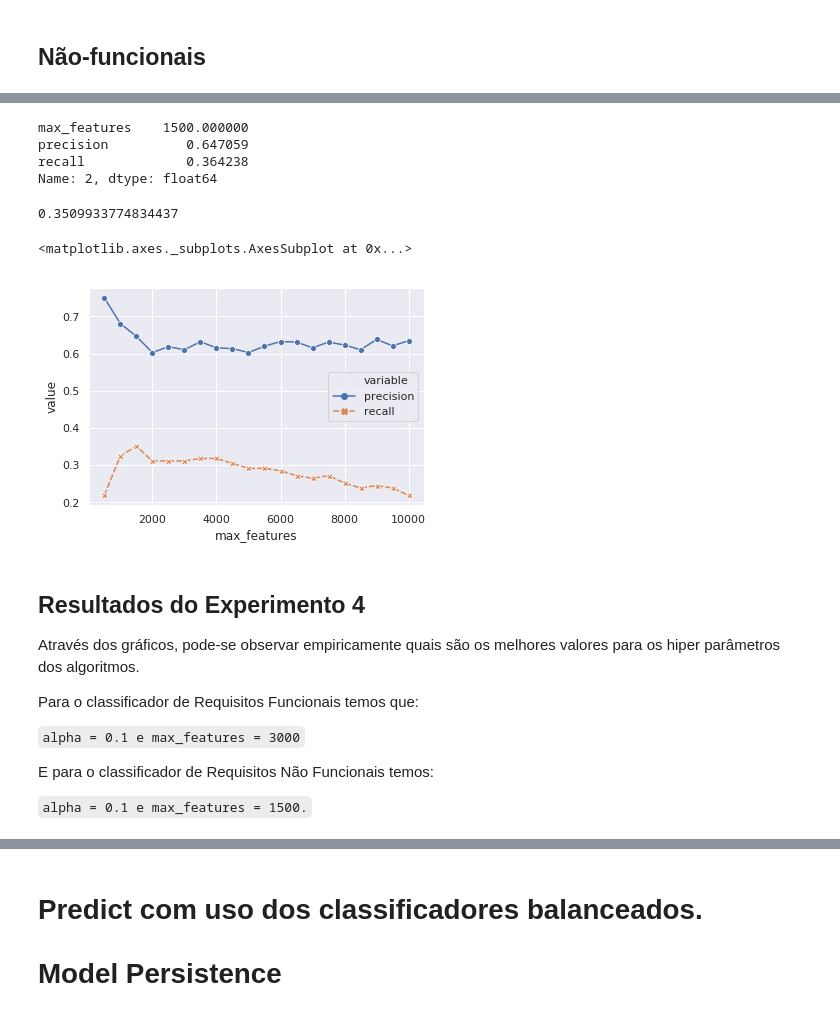
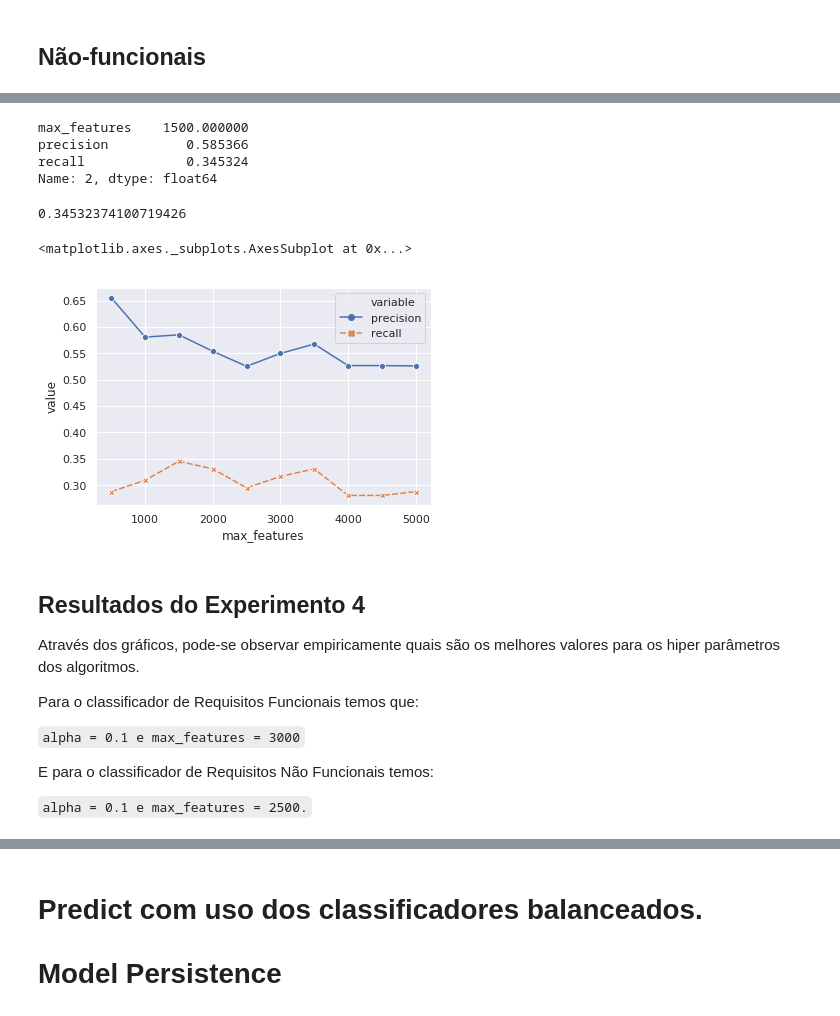
Before and after one commit to SabinoGs/tcc1, a Jupyter notebook: notebooks/Classificação AUTOMATICA - TCC2.ipynb, the cells around one changed output, grey strips where cells are left out. Drawn from its saved outputs; the diff is of its cells as text; code cells hidden in the pictures.

```diff
--- a/notebooks/Classificação AUTOMATICA - TCC2.ipynb
+++ b/notebooks/Classificação AUTOMATICA - TCC2.ipynb
@@ -17,5 +23,5 @@ with open('/home/sabinogs/projetos/tcc/dump/test/reviews.bson', 'rb') as b:
 # %%
-comentarios = df[df['requirement_type'].isin(['non-functional requirement', 'other', 'functional requirement'])]
-df = df[['reviewText','summary','requirement_type']]
+comentarios = dataframe[dataframe['requirement_type'].isin(['non-functional requirement', 'other', 'functional requirement'])]
+df = dataframe[['reviewText','summary','requirement_type','asin']]
 df['pre'] = pd.Series()
-comentarios = comentarios[['reviewText','summary','requirement_type']]
+comentarios = comentarios[['reviewText','summary','asin','requirement_type']]
@@ -421,10 +435,11 @@ Salvando as informações de precision e recall para cada mudança de alpha
 alpha_dict = {
     'precision' : list(),
     'recall': list(),
+    'f1': list(),
     'alpha': list()
 }
 
-alpha = 0.0
+alpha = 0.01
 for i in range(0,10):
     text_classifier_funcionais_balanceados = Pipeline([
         ('tfidf',TfidfVectorizer(ngram_range=(1,2))),
@@ -438,6 +453,7 @@ for i in range(0,10):
 
     alpha_dict['recall'].append(output_dict['sim']['recall'])
     alpha_dict['precision'].append(output_dict['sim']['precision'])
+    alpha_dict['f1'].append(output_dict['sim']['f1-score'])
     alpha_dict['alpha'].append(alpha)
     alpha = alpha + 0.10
 
@@ -528,10 +554,11 @@ X_train, X_test, y_train, y_test = train_test_split(X_nao_funcionais, y_nao_func
 alpha_dict = {
     'precision' : list(),
     'recall': list(),
+    'f1': list(),
     'alpha': list()
 }
 
-alpha = 0.0
+alpha = 0.01
 for i in range(0,10):
 
     text_classifier_nao_funcionais_balanceados = Pipeline([
@@ -546,8 +573,9 @@ for i in range(0,10):
 
     alpha_dict['recall'].append(output_dict['sim']['recall'])
     alpha_dict['precision'].append(output_dict['sim']['precision'])
+    alpha_dict['f1'].append(output_dict['sim']['f1-score'])
     alpha_dict['alpha'].append(alpha)
-    alpha = alpha + 0.10
+    alpha = alpha + 0.1
 
 
 
@@ -586,14 +615,14 @@ y_nao_funcionais = nao_funcionais_balanceado['requirement_type'].tolist()
 
 X_train, X_test, y_train, y_test = train_test_split(X_nao_funcionais, y_nao_funcionais, test_size=0.3, random_state=42)
 
-max_features_dict = {
+max_features_dict_n_funcionais = {
     'precision' : list(),
     'recall': list(),
     'max_features': list()
 }
 
 max_features = 500
-for i in range(0,20):
+for i in range(0,10):
 
     text_classifier_nao_funcionais_balanceados = Pipeline([
         ('tfidf',TfidfVectorizer(ngram_range=(1,2), max_features=max_features)),
@@ -605,11 +634,12 @@ for i in range(0,20):
 
     output_dict = classification_report(y_test, predicted_nao_funcionais_balanceados, output_dict=True)
 
-    max_features_dict['recall'].append(output_dict['sim']['recall'])
-    max_features_dict['precision'].append(output_dict['sim']['precision'])
-    max_features_dict['max_features'].append(max_features)
+    max_features_dict_n_funcionais['recall'].append(output_dict['sim']['recall'])
+    max_features_dict_n_funcionais['precision'].append(output_dict['sim']['precision'])
+#     max_features_dict_n_funcionais['f1'].append(output_dict['sim']['f1-score'])
+    max_features_dict_n_funcionais['max_features'].append(max_features)
     max_features += 500
 
 
 
-max_features_dict = pd.DataFrame(max_features_dict)
+max_features_dict_n_funcionais = pd.DataFrame(max_features_dict_n_funcionais)
@@ -616,26 +660,26 @@ max_features_dict = pd.DataFrame(max_features_dict)
 # %%
-max_features_dict.loc[max_features_dict['recall'].idxmax()]
+max_features_dict_n_funcionais.loc[max_features_dict_n_funcionais['recall'].idxmax()]
 # %% [output]
 max_features    1500.000000
-precision          0.647059
-recall             0.364238
+precision          0.585366
+recall             0.345324
 Name: 2, dtype: float64
 # %%
 sns.set(style="darkgrid")
-print(max_features_dict['recall'].max())
+print(max_features_dict_n_funcionais['recall'].max())
 sns.lineplot(
     x='max_features',
     y='value',
     hue='variable',
     style='variable',
     markers=True,
     dashes=True,
-    data=max_features_dict.melt('max_features')
+    data=max_features_dict_n_funcionais.melt('max_features')
 )
 # %% [output]
-0.3509933774834437
+0.34532374100719426
 <matplotlib.axes._subplots.AxesSubplot at 0x...>
-[figure, old version]
+[figure, new version]
 # %% [markdown]
 ## Resultados do Experimento 4
 
@@ -649,4 +693,4 @@ Para o classificador de Requisitos Funcionais temos que:
 
 E para o classificador de Requisitos Não Funcionais temos:
 
-`alpha = 0.1 e max_features = 1500.`
+`alpha = 0.1 e max_features = 2500.`
```
Also changed, not shown: parts of 27 cells of this notebook, 2 other files.
